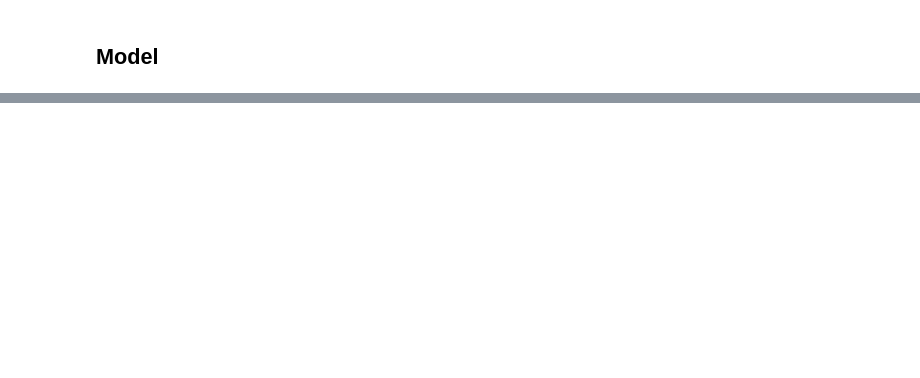
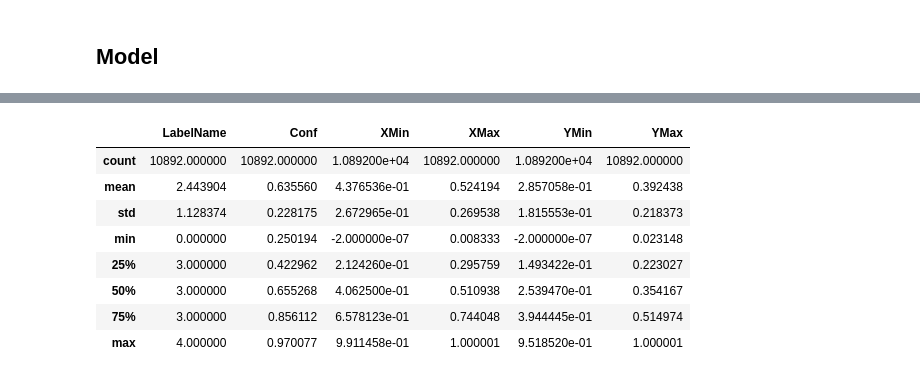
Before and after one commit to TayJen/H_Tatarsan2022, a Jupyter notebook: H_Tatarstan2022_base.ipynb, the cells around one changed output, grey strips where cells are left out. Saved outputs shown, nothing was run; the diff lists cells and outputs as text; code cells hidden in the pictures; blank space fills up the shorter version.

```diff
--- a/H_Tatarstan2022_base.ipynb
+++ b/H_Tatarstan2022_base.ipynb
@@ -165,0 +314,18 @@ Resolving deltas: 100% (8584/8584), done.
+# %%
+def get_soliton_labels_df(path_to_txt_folder):
+    simple_solution = []
+    for detection_file in os.listdir(path_to_txt_folder):
+        img_name = detection_file.split('.')[0] + '.jpg'
+        with open(path_to_txt_folder + detection_file, 'r') as f:
+            data = f.read()
+            data = [i for i in data.split('\n') if i != '']
+        for line in data:
+            val = [float(i) for i in line.split()]
+            cls, xywh, conf = val[0], val[1:5], val[5]
+            center_x, center_y, width, height = xywh
+            xmin = center_x - (width / 2)
+            xmax = center_x + (width / 2)
+            ymin = center_y - (height / 2)
+            ymax = center_y + (height / 2)
+            simple_solution.append([img_name, int(cls), conf, xmin, xmax, ymin, ymax])
+    return simple_solution
@@ -165,0 +413,4 @@ Resolving deltas: 100% (8584/8584), done.
+# %%
+simple_solution = get_soliton_labels_df('./yolov5/runs/detect/exp3/labels/')
+simple_solution_df = pd.DataFrame(simple_solution, columns=['ImageID', 'LabelName', 'Conf', 'XMin', 'XMax', 'YMin', 'YMax'])
+simple_solution_df.head()
@@ -165,0 +424,12 @@ Resolving deltas: 100% (8584/8584), done.
+# %%
+simple_solution_df.describe()
+# %% [output]
+|  | LabelName | Conf | XMin | XMax | YMin | YMax |
+| count | 10892.000000 | 10892.000000 | 1.089200e+04 | 10892.000000 | 1.089200e+04 | 10892.000000 |
+| mean | 2.443904 | 0.635560 | 4.376536e-01 | 0.524194 | 2.857058e-01 | 0.392438 |
+| std | 1.128374 | 0.228175 | 2.672965e-01 | 0.269538 | 1.815553e-01 | 0.218373 |
+| min | 0.000000 | 0.250194 | -2.000000e-07 | 0.008333 | -2.000000e-07 | 0.023148 |
+| 25% | 3.000000 | 0.422962 | 2.124260e-01 | 0.295759 | 1.493422e-01 | 0.223027 |
+| 50% | 3.000000 | 0.655268 | 4.062500e-01 | 0.510938 | 2.539470e-01 | 0.354167 |
+| 75% | 3.000000 | 0.856112 | 6.578123e-01 | 0.744048 | 3.944445e-01 | 0.514974 |
+| max | 4.000000 | 0.970077 | 9.911458e-01 | 1.000001 | 9.518520e-01 | 1.000001 |
```
Also changed, not shown: parts of 38 cells of this notebook.
